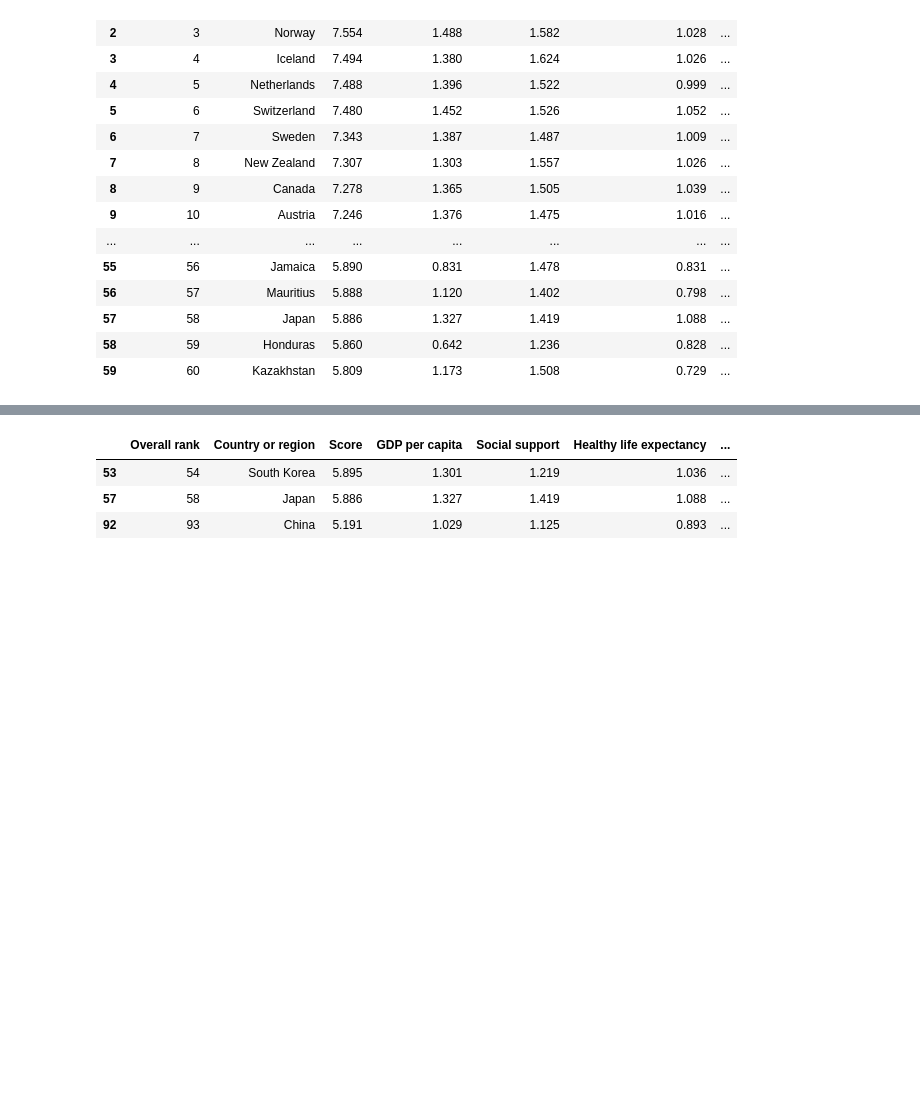
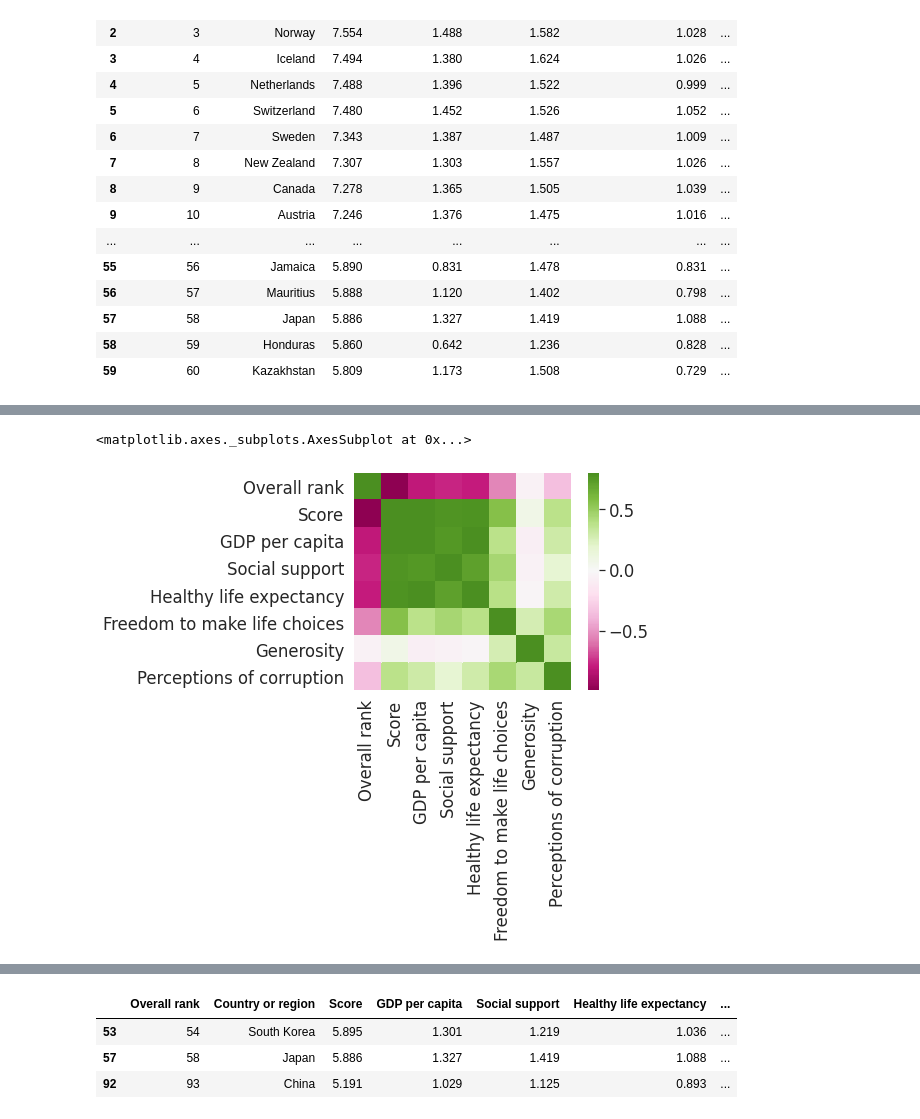
Before and after one commit to sa96102/Python_exam, a Jupyter notebook: Happiness_Report.ipynb, the cells around one changed output, grey strips where cells are left out. Drawn from its saved outputs; the diff is of its cells as text; code cells hidden in the pictures; blank space fills up the shorter version.

```diff
--- a/Happiness_Report.ipynb
+++ b/Happiness_Report.ipynb
@@ -176,0 +178,7 @@ df.head(60)
+# %%
+corrmat = df.corr()
+sns.color_palette('Paired')
+sns.heatmap(corrmat, vmax=.8, square=True, cmap='PiYG', center=0)
+# %% [output]
+<matplotlib.axes._subplots.AxesSubplot at 0x...>
+[figure, added]
```
Also changed, not shown: parts of 4 cells of this notebook.
